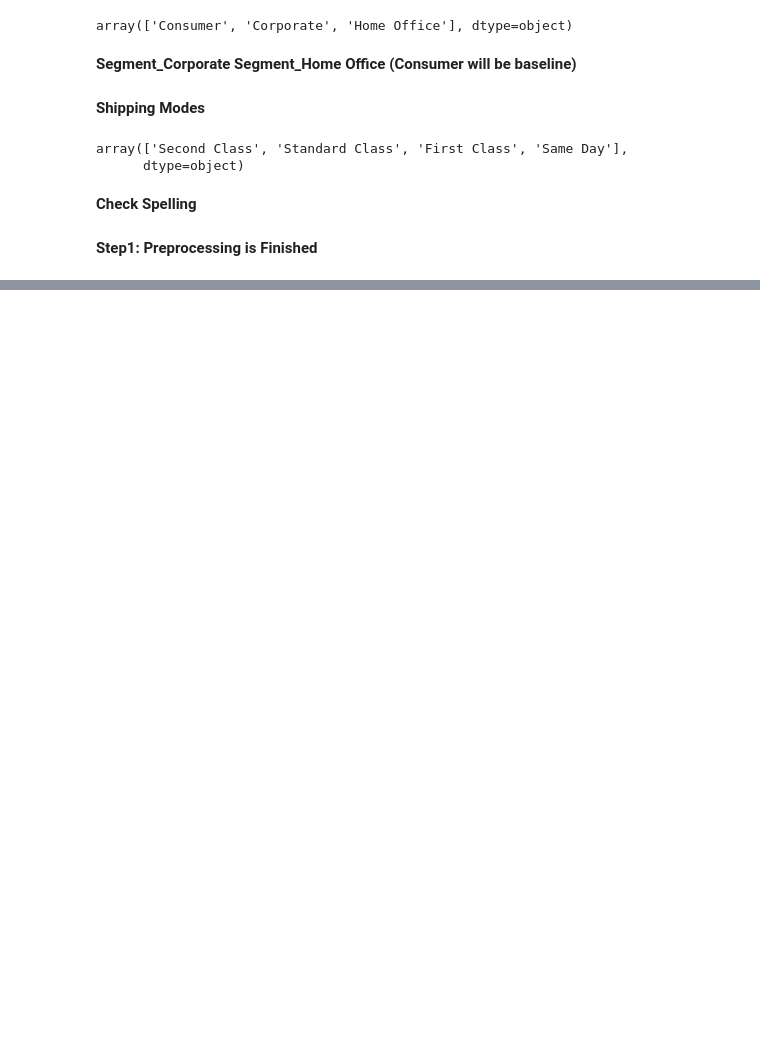
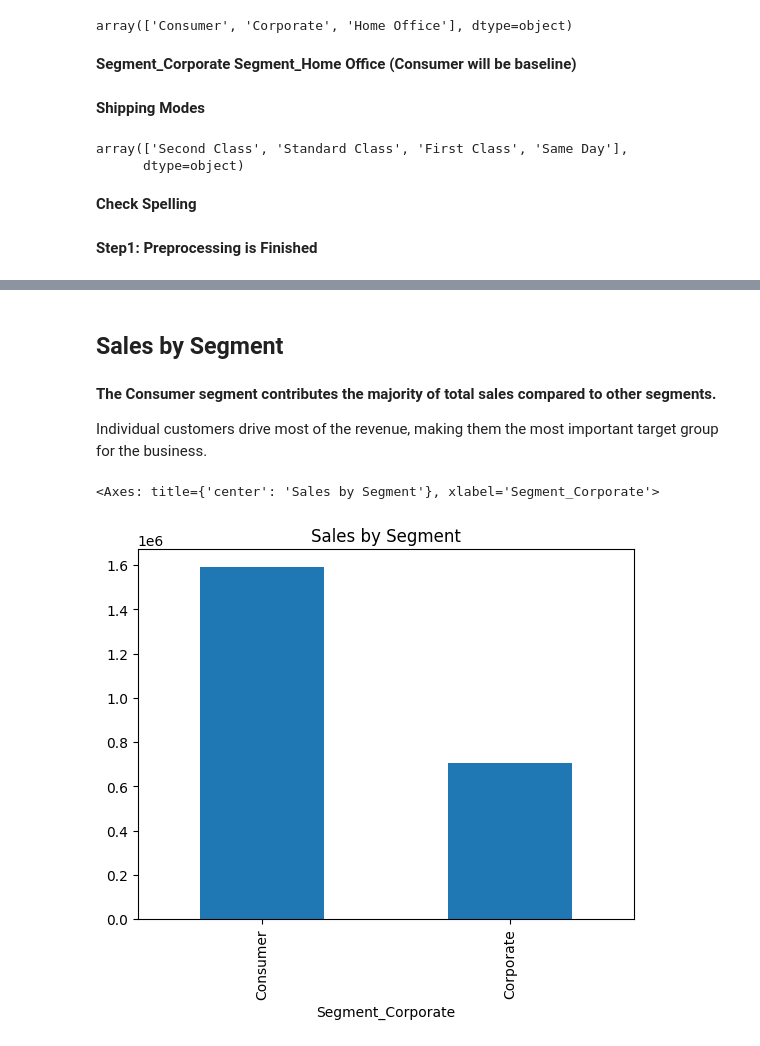
Before and after one commit to Salma-Salah420/E-commerce-Data-analysis-and-visualization-project, a Jupyter notebook: E_commerce_Preprocessing.ipynb, the cells around one changed output, grey strips where cells are left out. Saved outputs shown, nothing was run; the diff lists cells and outputs as text; code cells hidden in the pictures; blank space fills up the shorter version.

```diff
--- a/E_commerce_Preprocessing.ipynb
+++ b/E_commerce_Preprocessing.ipynb
@@ -282,0 +315,11 @@ df = pd.get_dummies(df, columns=['Ship Mode'], drop_first=True)
+# %% [markdown]
+## Sales by Segment
+# %% [markdown]
+**The Consumer segment contributes the majority of total sales compared to other segments.**
+
+Individual customers drive most of the revenue, making them the most important target group for the business.
+# %%
+df.groupby(['Segment_Corporate'])['Sales'].sum().rename(index={False:'Consumer', True:'Corporate'}).plot(kind='bar', title='Sales by Segment')
+# %% [output]
+<Axes: title={'center': 'Sales by Segment'}, xlabel='Segment_Corporate'>
+[figure, added]
```
Also changed, not shown: parts of 50 cells of this notebook.
